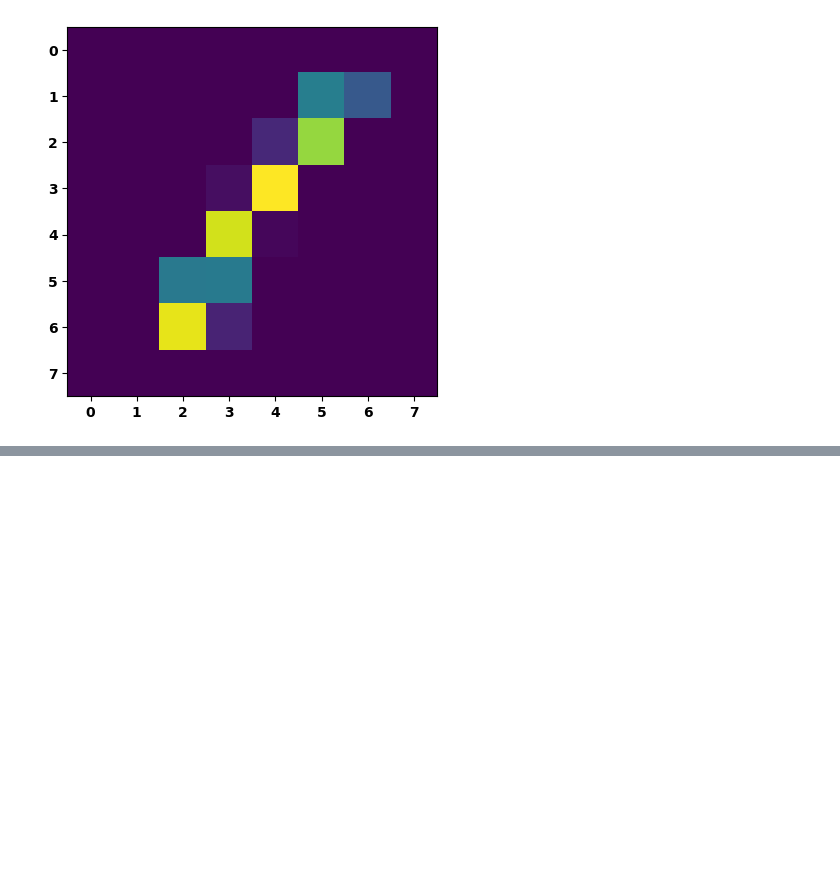
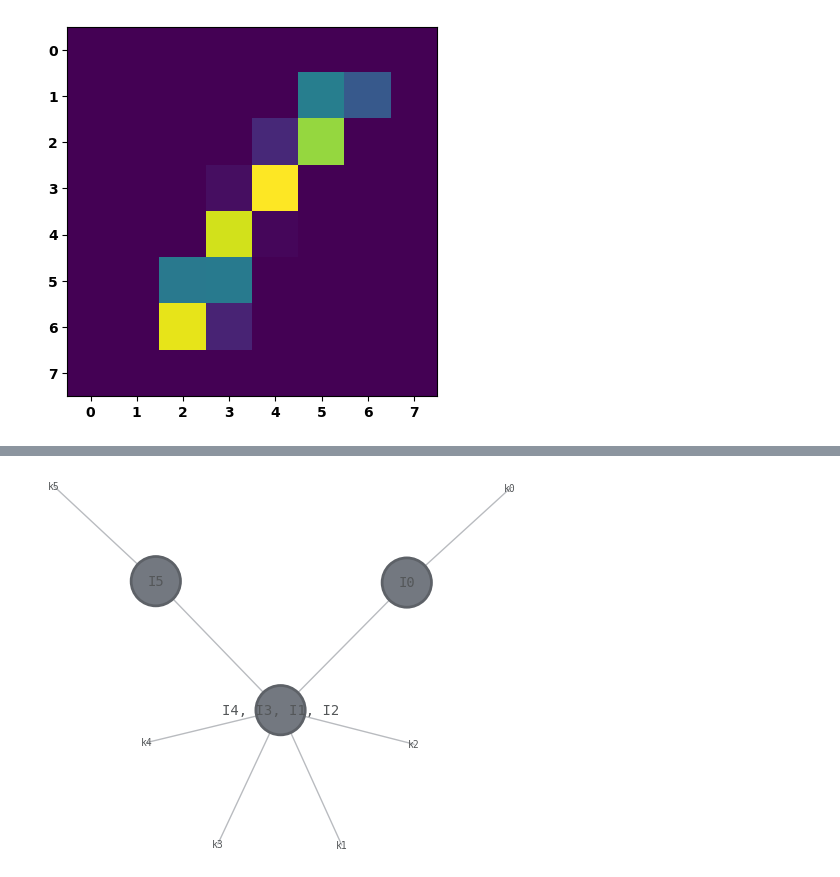
Before and after one commit to Qualition/qmprs, a Jupyter notebook: notebooks/Creating and Manipulating MPS.ipynb, the cells around one changed output, grey strips where cells are left out. Drawn from its saved outputs; the diff is of its cells as text; code cells hidden in the pictures; blank space fills up the shorter version.

Commit message:
Added blocking and polar decomposition
- Added polar decomposition.
- Added blocking/site contracting.
- Fixed `.contract_ind()`

```diff
--- a/notebooks/Creating and Manipulating MPS.ipynb
+++ b/notebooks/Creating and Manipulating MPS.ipynb
@@ -69,0 +77,9 @@ plt.imshow(state.data.reshape(8, 8))
+# %%
+mps.mps.contract_ind(mps.mps[1].inds[-1])
+mps.mps.contract_ind(mps.mps[2].inds[-1])
+mps.mps.contract_ind(mps.mps[3].inds[-1])
+mps.mps.contract_ind(mps.mps[4].inds[0])
+
+mps.draw()
+# %% [output]
+[figure, added]
```
Also changed, not shown: parts of 4 cells of this notebook, 1 other file.
